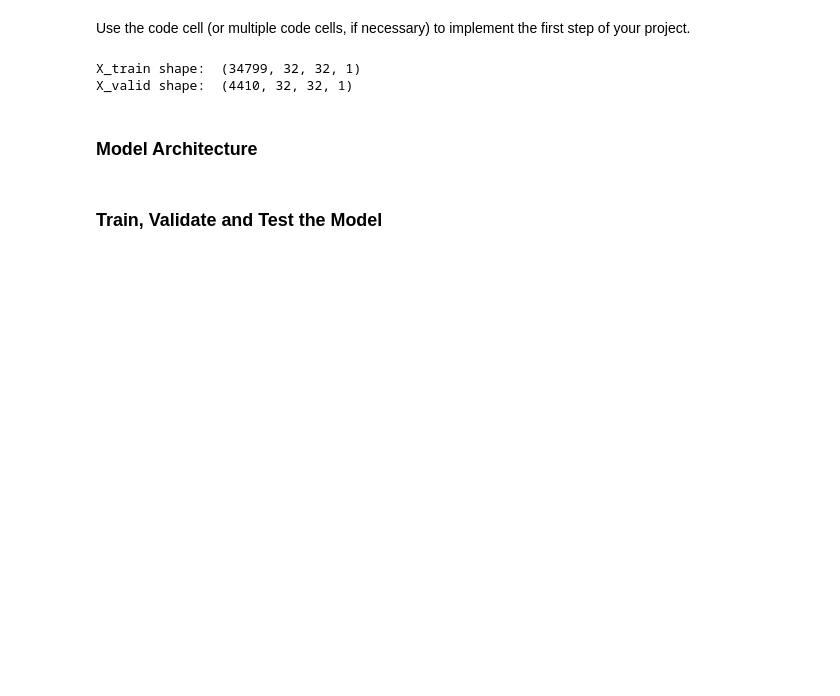
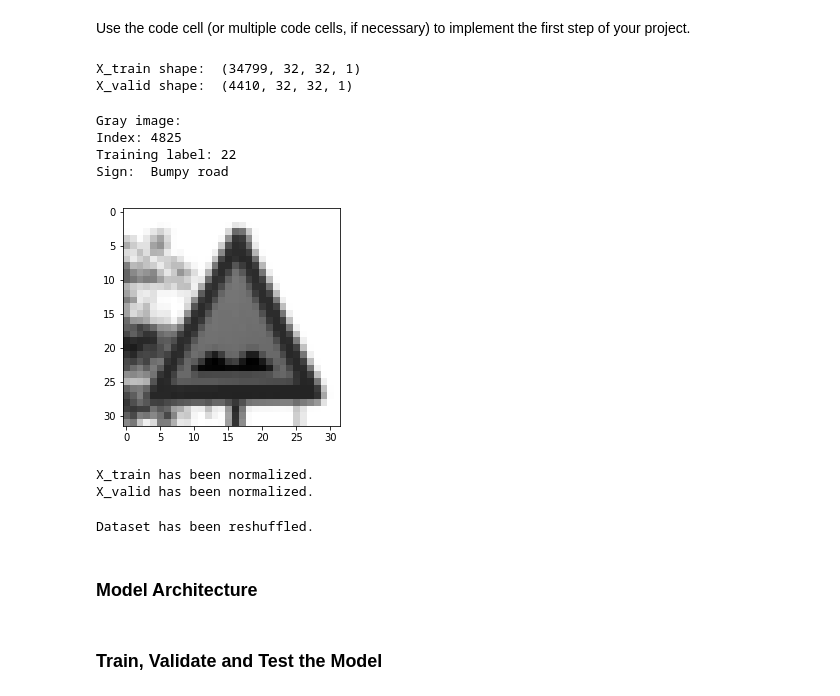
Before and after one commit to ideatrap/CarND-Traffic-Sign-Classifier-Project, a Jupyter notebook: Traffic_Sign_Classifier.ipynb, the cells around one changed output. Cells and saved outputs as stored; diff of their text form; code cells hidden in the pictures; blank space fills up the shorter version.

```diff
--- a/Traffic_Sign_Classifier.ipynb
+++ b/Traffic_Sign_Classifier.ipynb
@@ -161,6 +165,43 @@ print("X_valid shape: ",X_valid.shape)
 # %% [output]
 X_train shape:  (34799, 32, 32, 1)
 X_valid shape:  (4410, 32, 32, 1)
+# %%
+# print out the gray image
+print('Gray image:')
+print('Index:', index)
+plt.imshow(X_train[index].squeeze(), cmap='gray')
+print('Training label:',y_train[index])
+print('Sign: ',sign_list.SignName[y_train[index]])
+# %% [output]
+Gray image:
+Index: 4825
+Training label: 22
+Sign:  Bumpy road
+[figure, added]
+# %%
+#normalize the images to have zero mean
+def normalize(array):
+    ls = []
+    for i in range(len(array)):
+        result = np.add(array[i], -128)
+        result = np.divide(result,128)
+        ls.append(result.tolist())
+    return np.asarray(ls)
+
+X_train = normalize(X_train)
+print('X_train has been normalized.')
+
+X_valid = normalize(X_valid)
+print('X_valid has been normalized.')
+# %% [output]
+X_train has been normalized.
+X_valid has been normalized.
+# %%
+# Reshuffle the data set
+X_train, y_train = shuffle(X_train, y_train)
+print('Dataset has been reshuffled.')
+# %% [output]
+Dataset has been reshuffled.
 # %% [markdown]
 ### Model Architecture
 # %%
```
Also changed, not shown: parts of 9 cells of this notebook, 4 other files.
